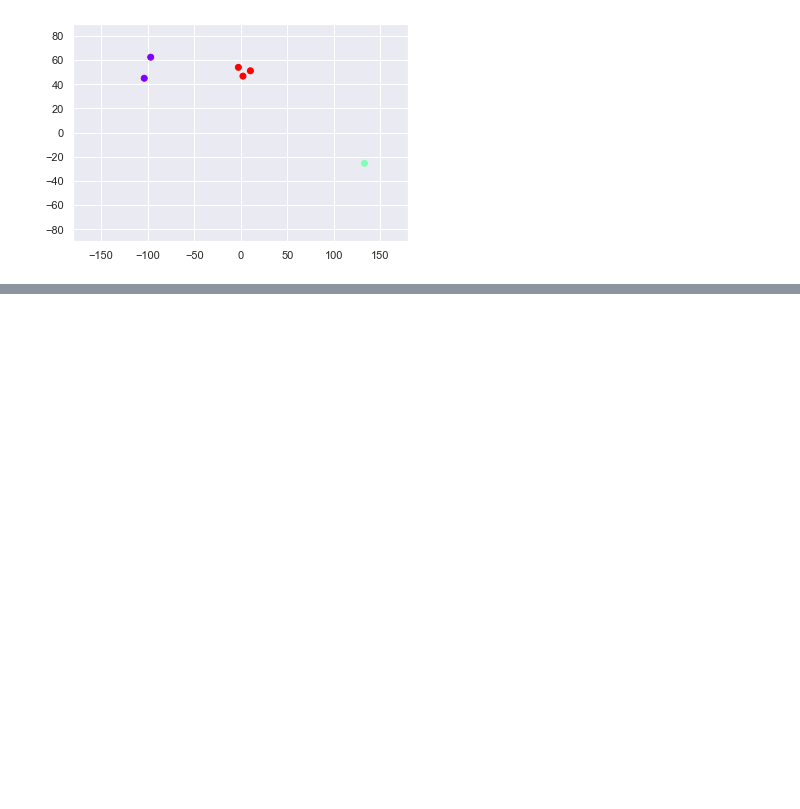
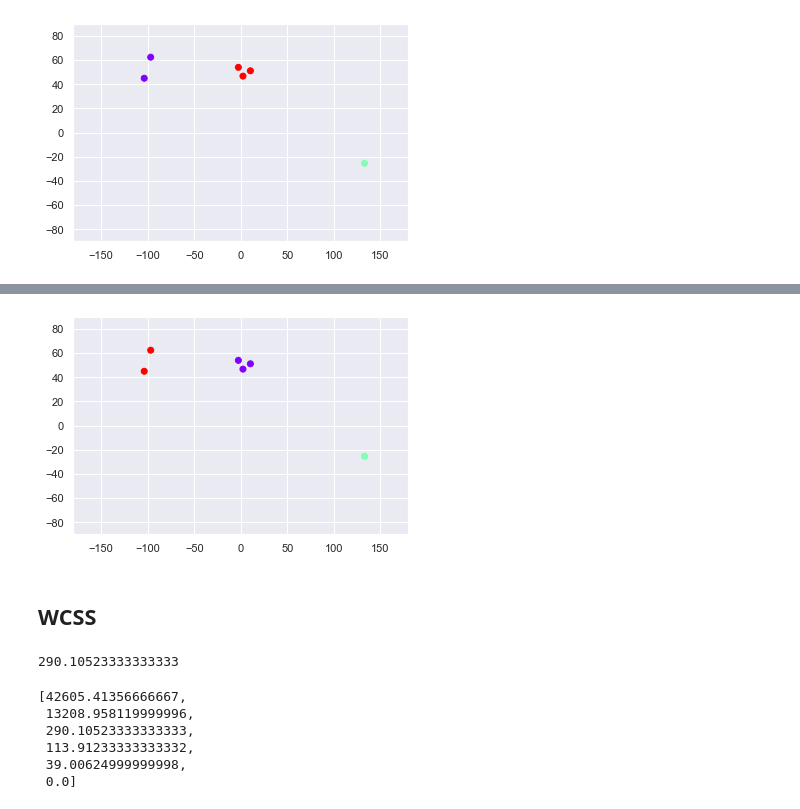
Before and after one commit to daiki-may/datascience, a Jupyter notebook: datascience/k-means.ipynb, the cells around one changed output, grey strips where cells are left out. Drawn from its saved outputs; the diff is of its cells as text; code cells hidden in the pictures; blank space fills up the shorter version.

Commit message:
add kmeans

```diff
--- a/datascience/k-means.ipynb
+++ b/datascience/k-means.ipynb
@@ -77,0 +90,4 @@ plt.show()
+# %%
+data_mapped = data.copy()
+data_mapped['Language'] = data_mapped['Language'].map({'English':0, 'French':1, 'German':2})
+data_mapped
@@ -77,0 +104,3 @@ plt.show()
+# %%
+x = data_mapped.iloc[:, 1:4]
+x
@@ -77,0 +117,7 @@ plt.show()
+# %%
+kmeans = KMeans(3)
+kmeans.fit(x)
+id_cluster = kmeans.fit_predict(x)
+data_with_cluster = data.copy()
+data_with_cluster['Cluster'] = id_cluster
+data_with_cluster
@@ -77,0 +132,13 @@ plt.show()
+# %%
+plt.scatter(data_with_cluster['Longitude'], data_with_cluster['Latitude'], c=data_with_cluster['Cluster'], cmap='rainbow')
+plt.xlim(-180,180)
+plt.ylim(-90,90)
+plt.show()
+# %% [output]
+[figure, added]
+# %% [markdown]
+## WCSS
+# %%
+kmeans.inertia_
+# %% [output]
+290.10523333333333
@@ -77,0 +153,9 @@ plt.show()
+# %%
+wcss
+# %% [output]
+[42605.41356666667,
+ 13208.958119999996,
+ 290.10523333333333,
+ 113.91233333333332,
+ 39.00624999999998,
+ 0.0]
```
Also changed, not shown: parts of 27 cells of this notebook, 4 other files.
